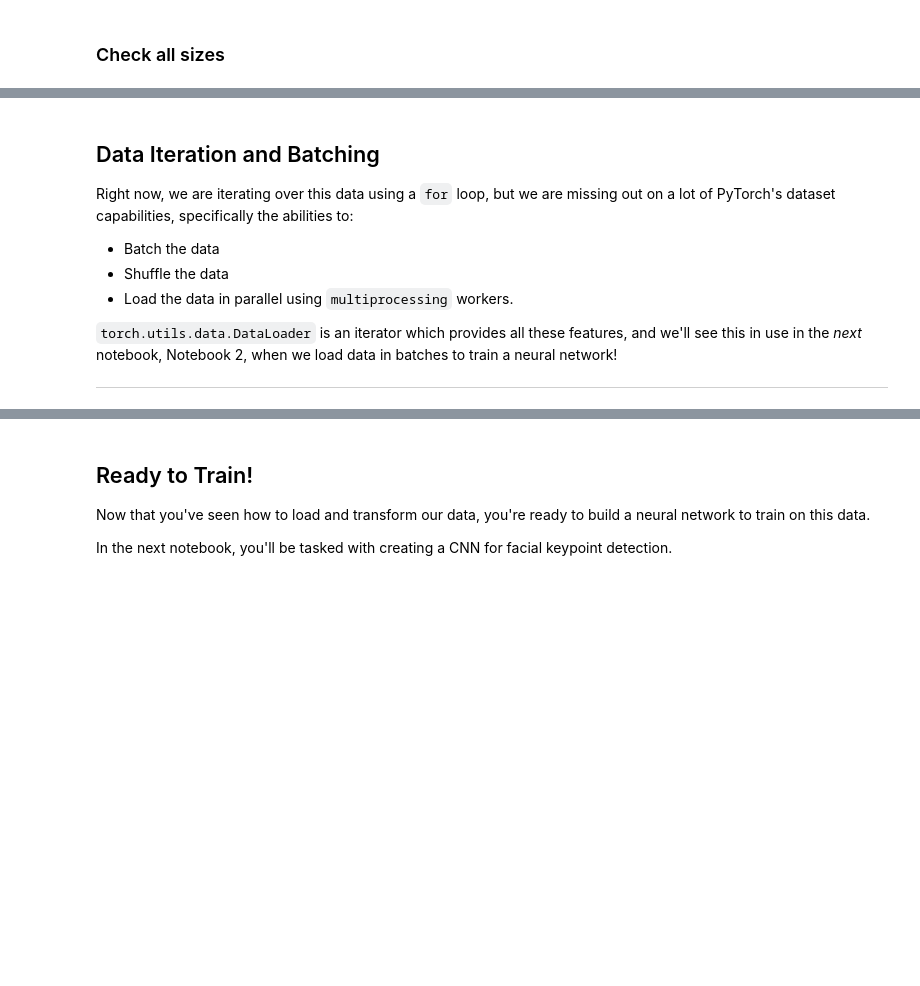
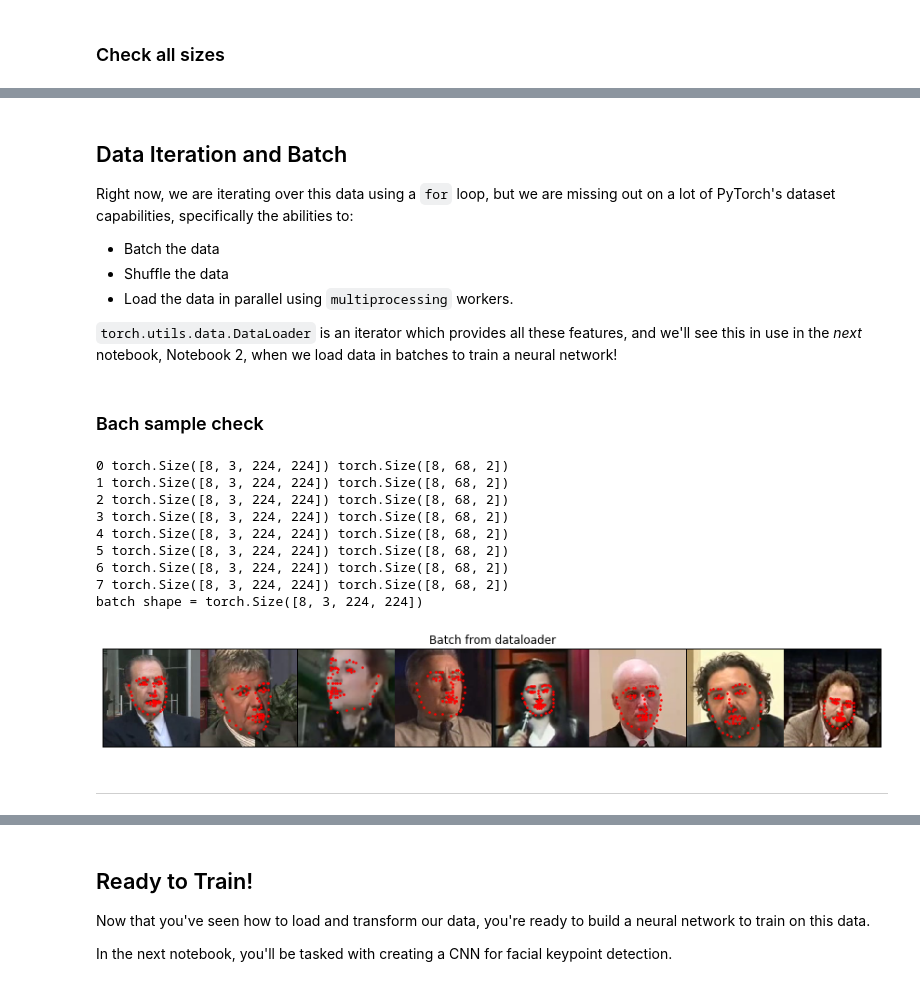
Before and after one commit to bongsang/face-landmark, a Jupyter notebook: Bongsang-FaceLandmarksDetectionStarterPack.ipynb, the cells around one changed output, grey strips where cells are left out. Cells and saved outputs as stored; diff of their text form; code cells hidden in the pictures; blank space fills up the shorter version.

```diff
--- a/Bongsang-FaceLandmarksDetectionStarterPack.ipynb
+++ b/Bongsang-FaceLandmarksDetectionStarterPack.ipynb
@@ -41,7 +41,8 @@ import matplotlib.pyplot as plt
 %matplotlib inline
 # %%
 ## Debug On/Off
-debug = True
+# debug = True
+debug = False
 # %%
 landmarks_frame = pd.read_csv('data/training_landmarks.csv')
 print(f'The number of training dataset is {len(landmarks_frame)}. {3462/5770*100}% of 5,770')
@@ -376,7 +368,7 @@ transformed_dataset = LandmarksDataset(csv_file='data/training_landmarks.csv',
 # %% [markdown]
 ### Check all sizes
 # %%
-for i in range(5):
+for i in range(3):
     idx = np.random.randint(0, len(transformed_dataset))
     sample = transformed_dataset[idx]
     print(f"{i}: {sample['name']}, image size={sample['image'].size()}, landmark size={sample['landmarks'].size()}")
@@ -402,5 +383,5 @@ Transformed and changed to Tensor, file=Carey_Lowell_31.jpg, rescaled shape = (1
 # %% [markdown]
-## Data Iteration and Batching
+## Data Iteration and Batch
 
 Right now, we are iterating over this data using a ``for`` loop, but we are missing out on a lot of PyTorch's dataset capabilities, specifically the abilities to:
 
@@ -410,5 +391,58 @@ Right now, we are iterating over this data using a ``for`` loop, but we are miss
 
 ``torch.utils.data.DataLoader`` is an iterator which provides all these
 features, and we'll see this in use in the *next* notebook, Notebook 2, when we load data in batches to train a neural network!
-
----
+# %%
+from torch.utils.data import DataLoader
+
+batch_num = 8
+worker_num = 4
+dataloader = DataLoader(transformed_dataset, batch_size=batch_num, shuffle=True, num_workers=worker_num)
+# %% [markdown]
+### Bach sample check
+# %%
+from torchvision import utils
+
+# Helper function to show a batch
+def show_landmarks_batch(sample_batch):
+    """Show image with landmarks for a batch of samples."""
+    images_batch, landmarks_batch = sample_batch['image'], sample_batch['landmarks']
+    batch_size = len(images_batch)
+    im_size = images_batch.size(2)
+    print(f'batch shape = {images_batch.shape}')
+    grid_border_size = 2
+
+    grid = utils.make_grid(images_batch)
+    plt.imshow(grid.numpy().transpose((1, 2, 0))) # C*W*H --> W*H*C
+
+    for i in range(batch_size):
+        plt.scatter(landmarks_batch[i, :, 0].numpy() + i * im_size + (i + 1) * grid_border_size,
+                    landmarks_batch[i, :, 1].numpy() + grid_border_size,
+                    s=10, marker='.', c='r')
+
+        plt.title('Batch from dataloader')
+# %%
+for i_batch, sample_batch in enumerate(dataloader):
+    print(i_batch, sample_batch['image'].size(),
+          sample_batch['landmarks'].size())
+
+    # observe batch and stop.
+    if i_batch == batch_num-1:
+        plt.figure(figsize=(15, 10))
+        show_landmarks_batch(sample_batch)
+        plt.axis('off')
+        plt.ioff()
+        plt.show()
+        break
+# %% [output]
+0 torch.Size([8, 3, 224, 224]) torch.Size([8, 68, 2])
+1 torch.Size([8, 3, 224, 224]) torch.Size([8, 68, 2])
+2 torch.Size([8, 3, 224, 224]) torch.Size([8, 68, 2])
+3 torch.Size([8, 3, 224, 224]) torch.Size([8, 68, 2])
+4 torch.Size([8, 3, 224, 224]) torch.Size([8, 68, 2])
+5 torch.Size([8, 3, 224, 224]) torch.Size([8, 68, 2])
+6 torch.Size([8, 3, 224, 224]) torch.Size([8, 68, 2])
+7 torch.Size([8, 3, 224, 224]) torch.Size([8, 68, 2])
+batch shape = torch.Size([8, 3, 224, 224])
+[figure, added]
+# %% [markdown]
+---
```
Also changed, not shown: parts of 12 cells of this notebook, 1 other file.
